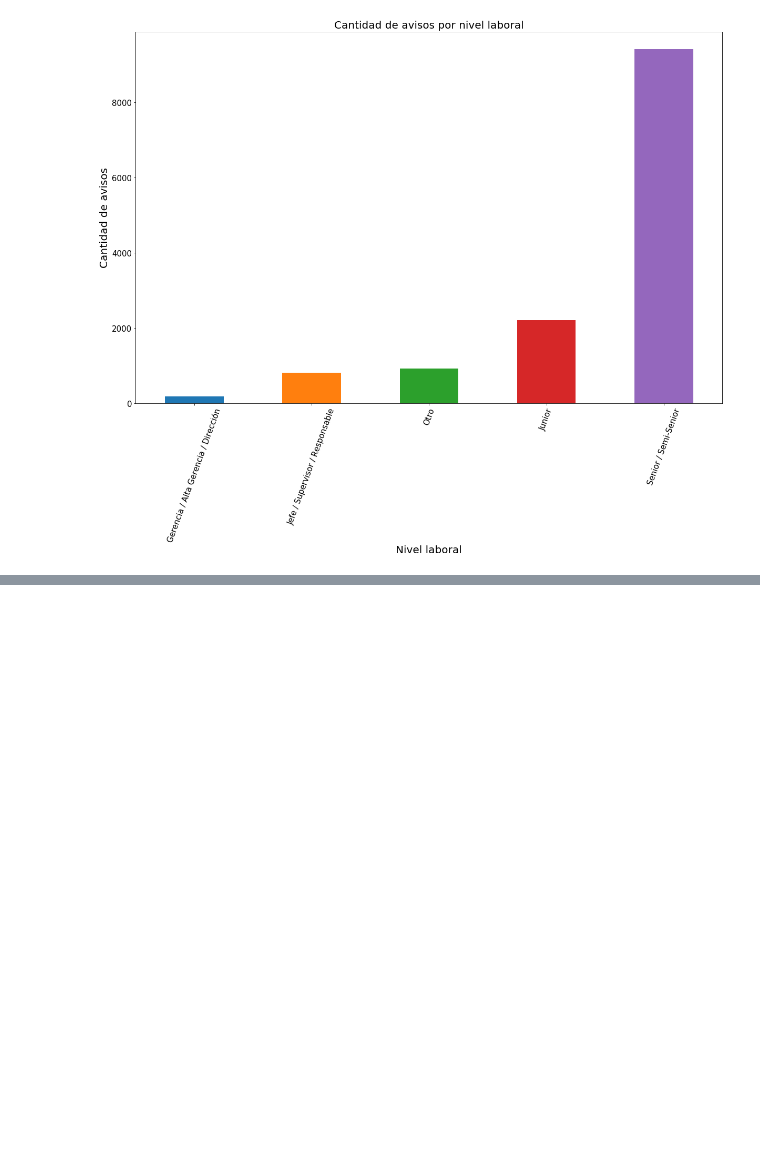
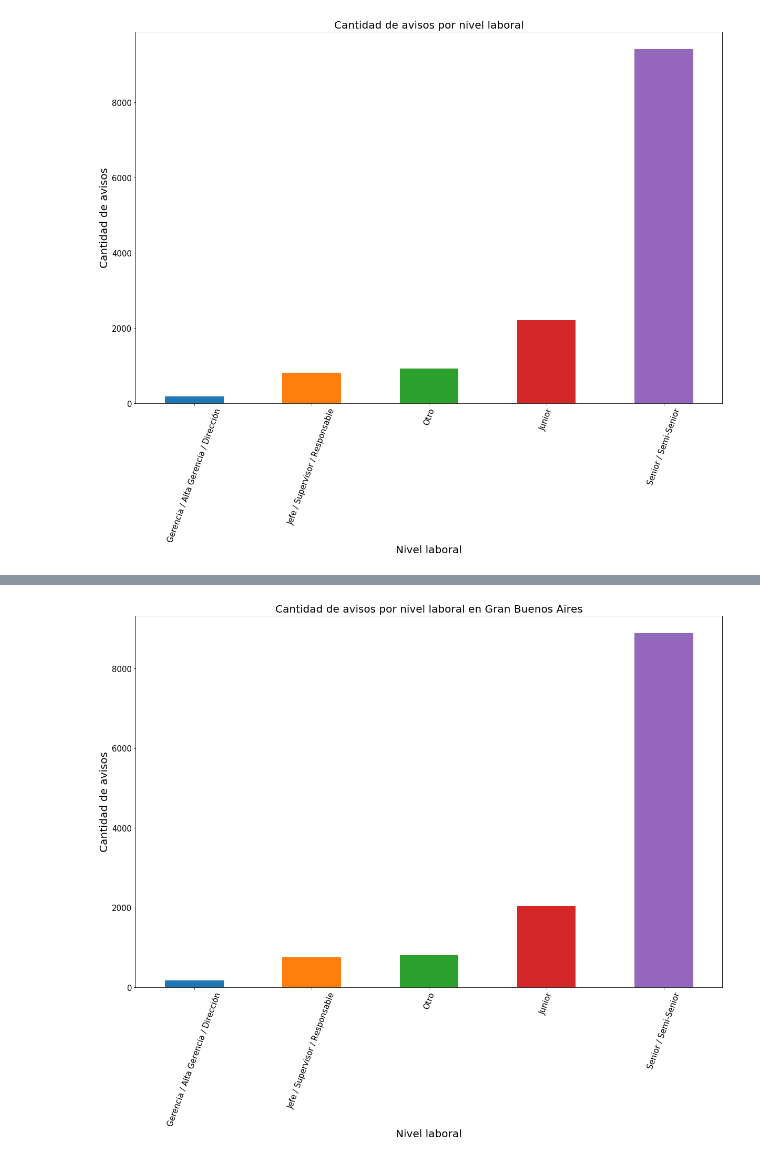
Before and after one commit to fcavazzoli/DatosTP, a Jupyter notebook: TP1 - Avisos.ipynb, the cells around one changed output, grey strips where cells are left out. Saved outputs shown, nothing was run; the diff lists cells and outputs as text; code cells hidden in the pictures; blank space fills up the shorter version.

```diff
--- a/TP1 - Avisos.ipynb
+++ b/TP1 - Avisos.ipynb
@@ -135,0 +138,9 @@ plt.tick_params(axis='y', labelsize=15)
+# %%
+plt = aux.groupby('nombre_zona').get_group('Gran Buenos Aires').groupby('nivel_laboral').count().sort_values('idaviso')[-20:].loc[:,'idaviso'].plot.bar(figsize=(20,13))
+plt.set_title('Cantidad de avisos por nivel laboral en Gran Buenos Aires', size=20)
+plt.set_xlabel('Nivel laboral',size=20)
+plt.set_ylabel('Cantidad de avisos',size=20)
+plt.tick_params(axis='x', labelrotation=70, labelsize=15)
+plt.tick_params(axis='y', labelsize=15)
+# %% [output]
+[figure, added]
```
Also changed, not shown: parts of 1 cell of this notebook, 2 other files.
